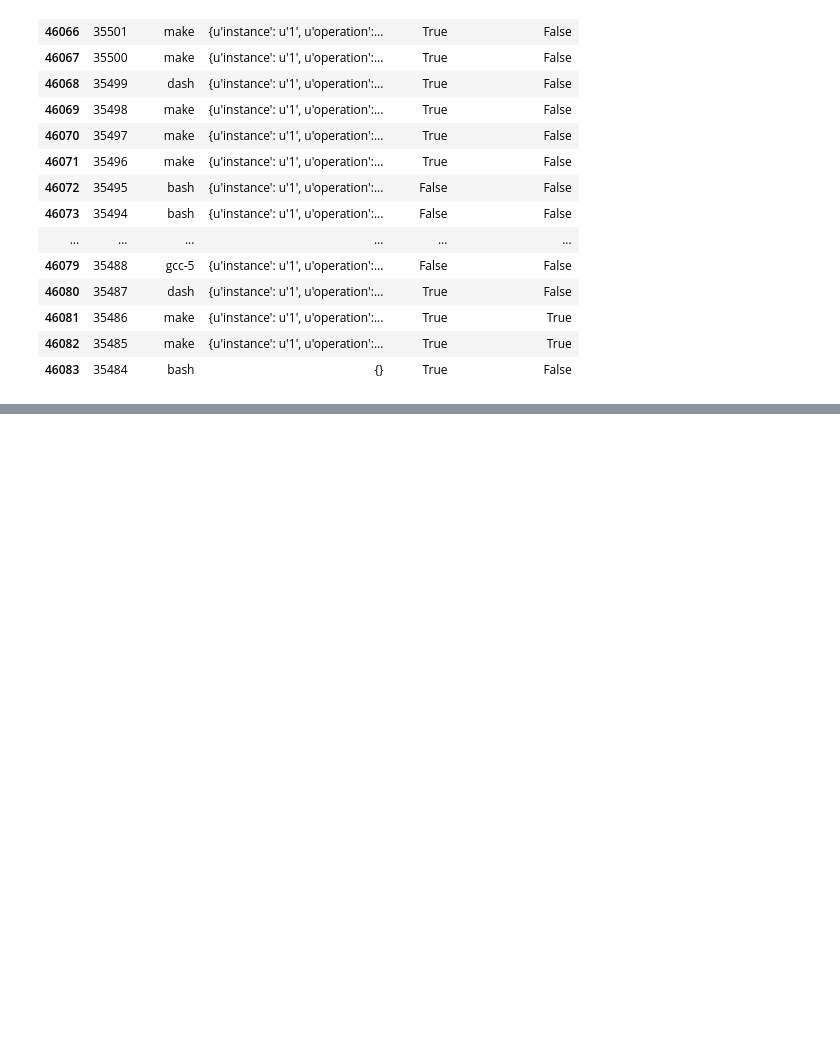
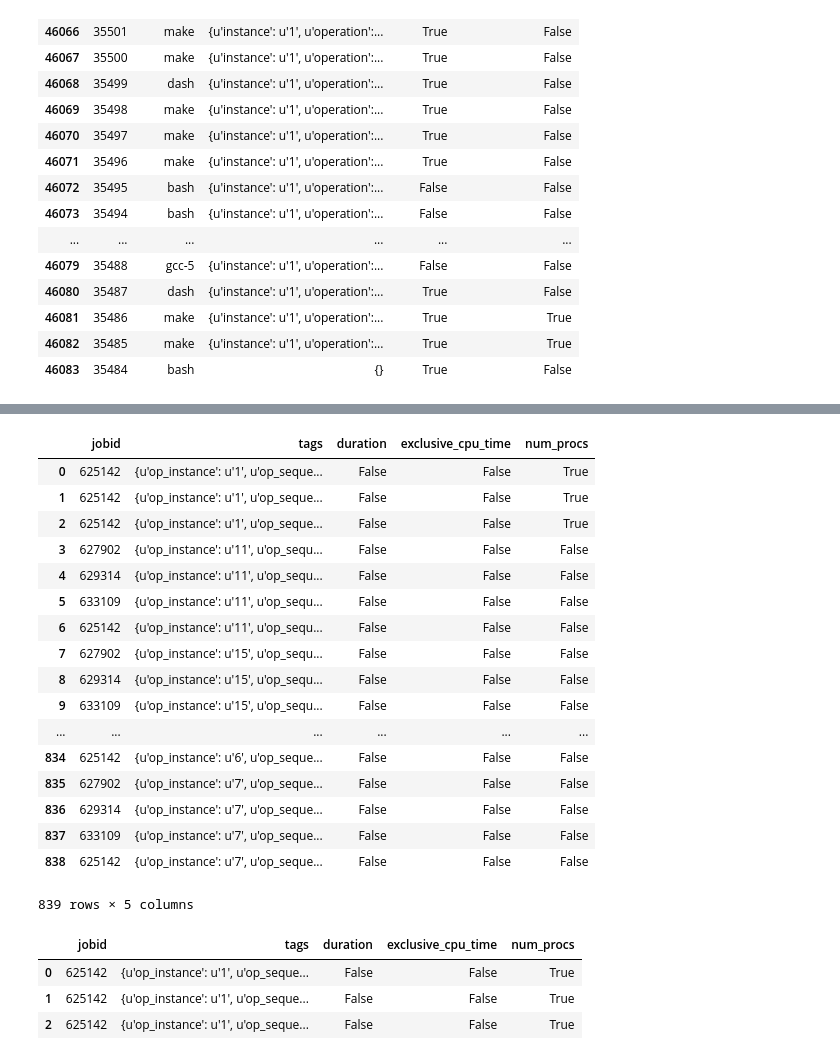
Before and after one commit to ilaflott/epmt, a Jupyter notebook: Outliers-API.ipynb, the cells around one changed output, grey strips where cells are left out. Cells and saved outputs as stored; diff of their text form; code cells hidden in the pictures; blank space fills up the shorter version.

```diff
--- a/Outliers-API.ipynb
+++ b/Outliers-API.ipynb
@@ -181,0 +259,34 @@ olps[['id','exename','tags','duration','exclusive_cpu_time']].tail(20)
+# %%
+# While you can spot outliers by naked eye, it would be a lot better to
+# use a computer. So, let's use a simple API call that is passed a job list
+# and a set of features to look for while identifying outliers
+outliers = eod.detect_outlier_jobs_using_tags([u'633109', u'625142', u'627902', u'629314'], features=['duration', 'exclusive_cpu_time', 'num_procs'])
+outliers
+# %% [output]
+|  | jobid | tags | duration | exclusive_cpu_time | num_procs |
+| 0 | 625142 | {u'op_instance': u'1', u'op_seque... | False | False | True |
+| 1 | 625142 | {u'op_instance': u'1', u'op_seque... | False | False | True |
+| 2 | 625142 | {u'op_instance': u'1', u'op_seque... | False | False | True |
+| 3 | 627902 | {u'op_instance': u'11', u'op_sequ... | False | False | False |
+| 4 | 629314 | {u'op_instance': u'11', u'op_sequ... | False | False | False |
+| 5 | 633109 | {u'op_instance': u'11', u'op_sequ... | False | False | False |
+| 6 | 625142 | {u'op_instance': u'11', u'op_sequ... | False | False | False |
+| 7 | 627902 | {u'op_instance': u'15', u'op_sequ... | False | False | False |
+| 8 | 629314 | {u'op_instance': u'15', u'op_sequ... | False | False | False |
+| 9 | 633109 | {u'op_instance': u'15', u'op_sequ... | False | False | False |
+| ... | ... | ... | ... | ... | ... |
+| 834 | 625142 | {u'op_instance': u'6', u'op_seque... | False | False | False |
+| 835 | 627902 | {u'op_instance': u'7', u'op_seque... | False | False | False |
+| 836 | 629314 | {u'op_instance': u'7', u'op_seque... | False | False | False |
+| 837 | 633109 | {u'op_instance': u'7', u'op_seque... | False | False | False |
+| 838 | 625142 | {u'op_instance': u'7', u'op_seque... | False | False | False |
+839 rows × 5 columns
+# %%
+# let's just filter out the rows with one or more True
+# they show the outliers
+outliers.loc[outliers['duration'] | outliers['num_procs'] | outliers['exclusive_cpu_time'] == True]
+# %% [output]
+|  | jobid | tags | duration | exclusive_cpu_time | num_procs |
+| 0 | 625142 | {u'op_instance': u'1', u'op_seque... | False | False | True |
+| 1 | 625142 | {u'op_instance': u'1', u'op_seque... | False | False | True |
+| 2 | 625142 | {u'op_instance': u'1', u'op_seque... | False | False | True |
```
Also changed, not shown: parts of 6 cells of this notebook.
